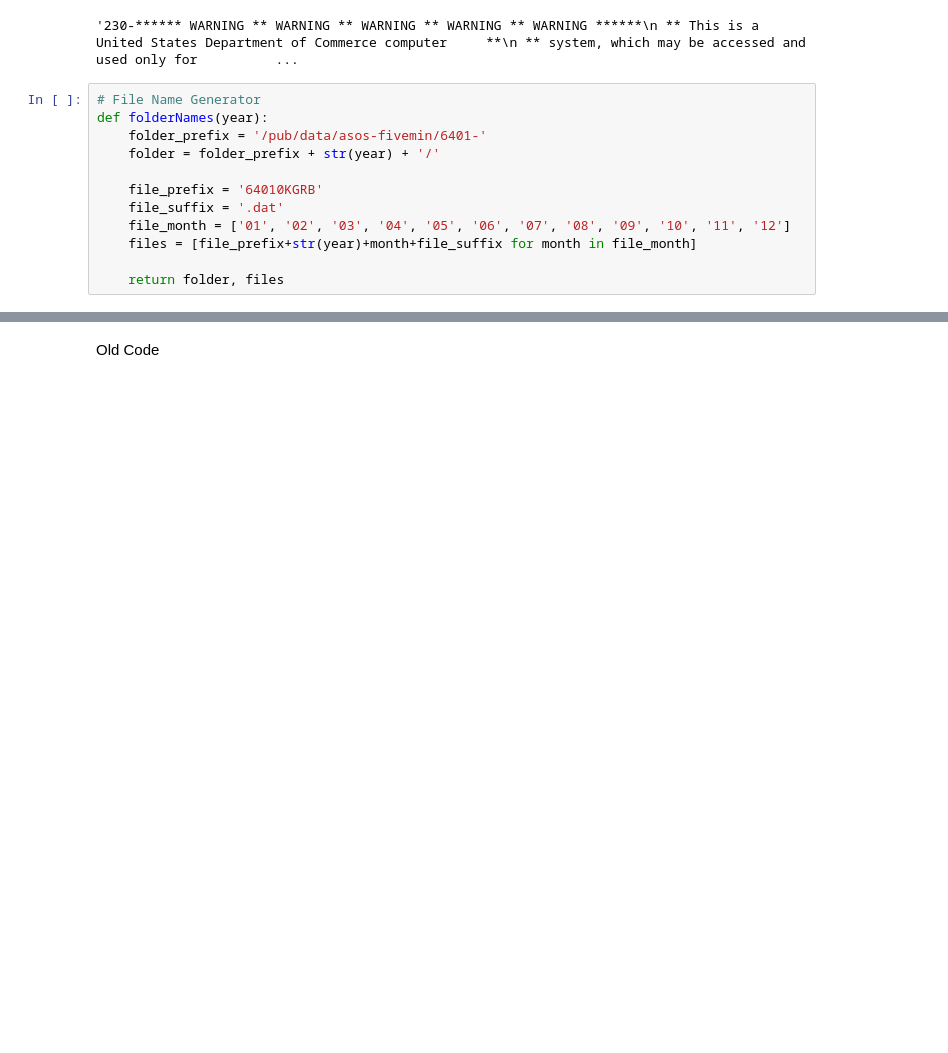
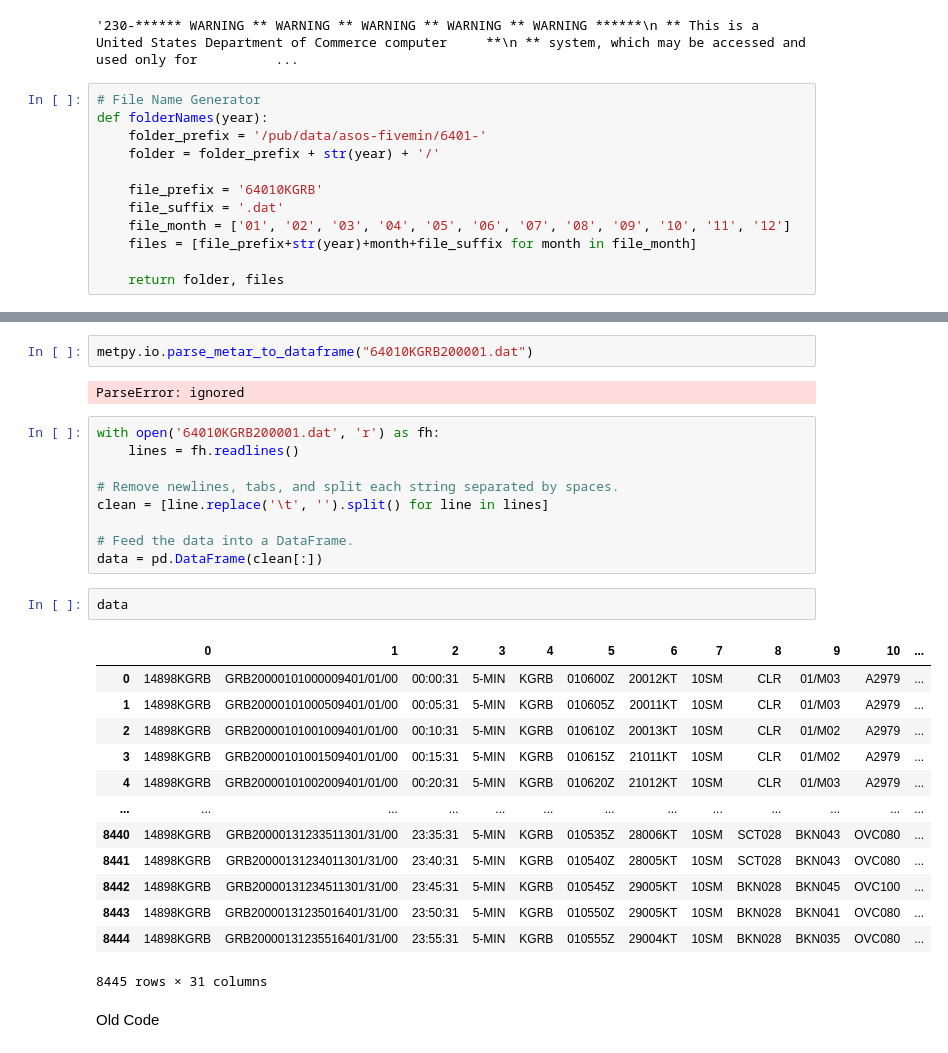
Before and after one commit to joyceee916/ATMS-597-SP-2020-Project-5, a Jupyter notebook: Project5_Joyce.ipynb, the cells around one changed output, grey strips where cells are left out. Cells and saved outputs as stored; diff of their text form; blank space fills up the shorter version.

```diff
--- a/Project5_Joyce.ipynb
+++ b/Project5_Joyce.ipynb
@@ -89,3 +120,32 @@ error_perm: ignored
+# %%
+metpy.io.parse_metar_to_dataframe("64010KGRB200001.dat")
+# %% [output]
+ParseError: ignored
+# %%
+with open('64010KGRB200001.dat', 'r') as fh:
+    lines = fh.readlines()
+
+# Remove newlines, tabs, and split each string separated by spaces.
+clean = [line.replace('\t', '').split() for line in lines]
+
+# Feed the data into a DataFrame.
+data = pd.DataFrame(clean[:])
+# %%
+data
+# %% [output]
+|  | 0 | 1 | 2 | 3 | 4 | 5 | 6 | 7 | 8 | 9 | 10 | ... |
+| 0 | 14898KGRB | GRB20000101000009401/01/00 | 00:00:31 | 5-MIN | KGRB | 010600Z | 20012KT | 10SM | CLR | 01/M03 | A2979 | ... |
+| 1 | 14898KGRB | GRB20000101000509401/01/00 | 00:05:31 | 5-MIN | KGRB | 010605Z | 20011KT | 10SM | CLR | 01/M03 | A2979 | ... |
+| 2 | 14898KGRB | GRB20000101001009401/01/00 | 00:10:31 | 5-MIN | KGRB | 010610Z | 20013KT | 10SM | CLR | 01/M02 | A2979 | ... |
+| 3 | 14898KGRB | GRB20000101001509401/01/00 | 00:15:31 | 5-MIN | KGRB | 010615Z | 21011KT | 10SM | CLR | 01/M02 | A2979 | ... |
+| 4 | 14898KGRB | GRB20000101002009401/01/00 | 00:20:31 | 5-MIN | KGRB | 010620Z | 21012KT | 10SM | CLR | 01/M03 | A2979 | ... |
+| ... | ... | ... | ... | ... | ... | ... | ... | ... | ... | ... | ... | ... |
+| 8440 | 14898KGRB | GRB20000131233511301/31/00 | 23:35:31 | 5-MIN | KGRB | 010535Z | 28006KT | 10SM | SCT028 | BKN043 | OVC080 | ... |
+| 8441 | 14898KGRB | GRB20000131234011301/31/00 | 23:40:31 | 5-MIN | KGRB | 010540Z | 28005KT | 10SM | SCT028 | BKN043 | OVC080 | ... |
+| 8442 | 14898KGRB | GRB20000131234511301/31/00 | 23:45:31 | 5-MIN | KGRB | 010545Z | 29005KT | 10SM | BKN028 | BKN045 | OVC100 | ... |
+| 8443 | 14898KGRB | GRB20000131235016401/31/00 | 23:50:31 | 5-MIN | KGRB | 010550Z | 29005KT | 10SM | BKN028 | BKN041 | OVC080 | ... |
+| 8444 | 14898KGRB | GRB20000131235516401/31/00 | 23:55:31 | 5-MIN | KGRB | 010555Z | 29004KT | 10SM | BKN028 | BKN035 | OVC080 | ... |
+8445 rows × 31 columns
 # %% [markdown]
 Old Code
 # %%
```
Also changed, not shown: parts of 5 cells of this notebook.
